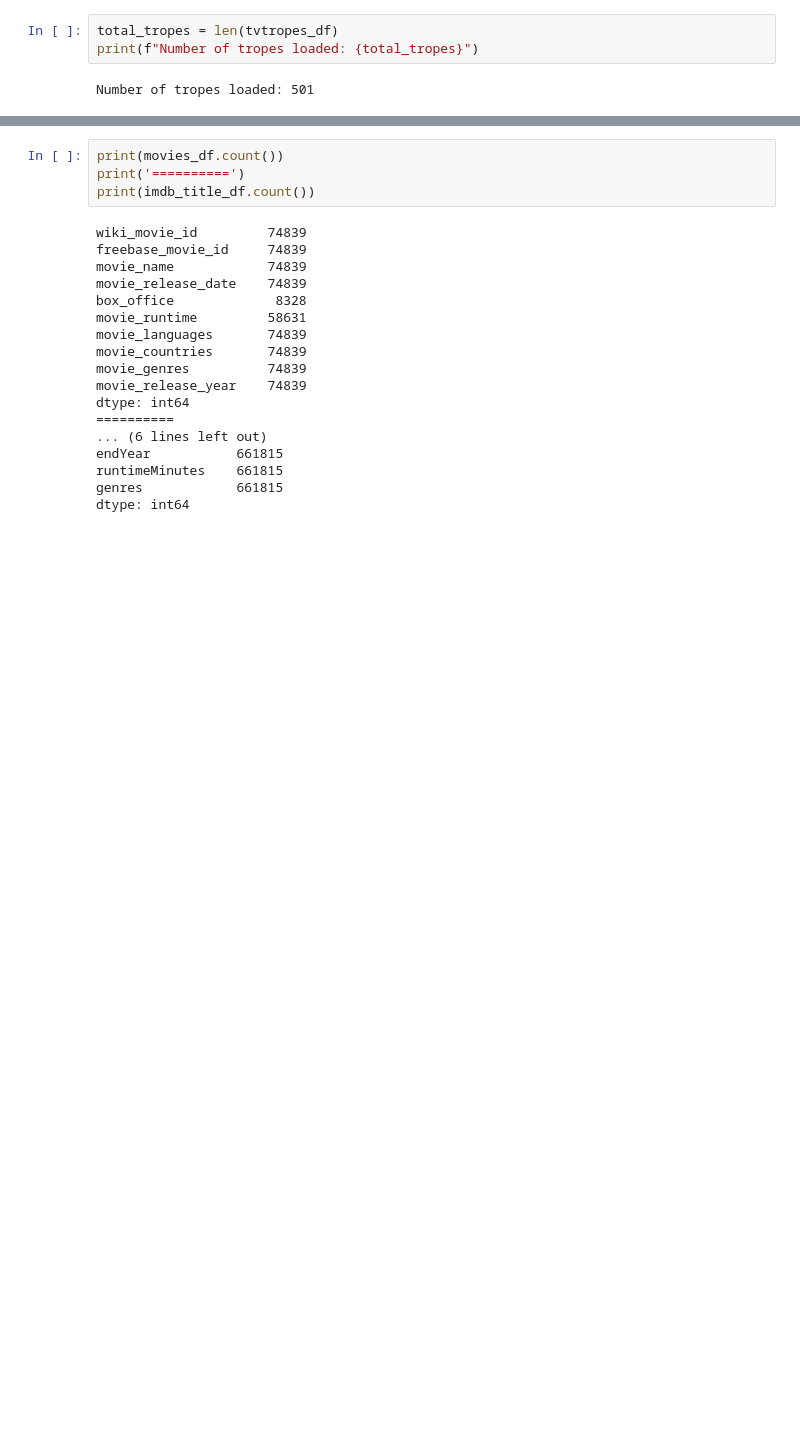
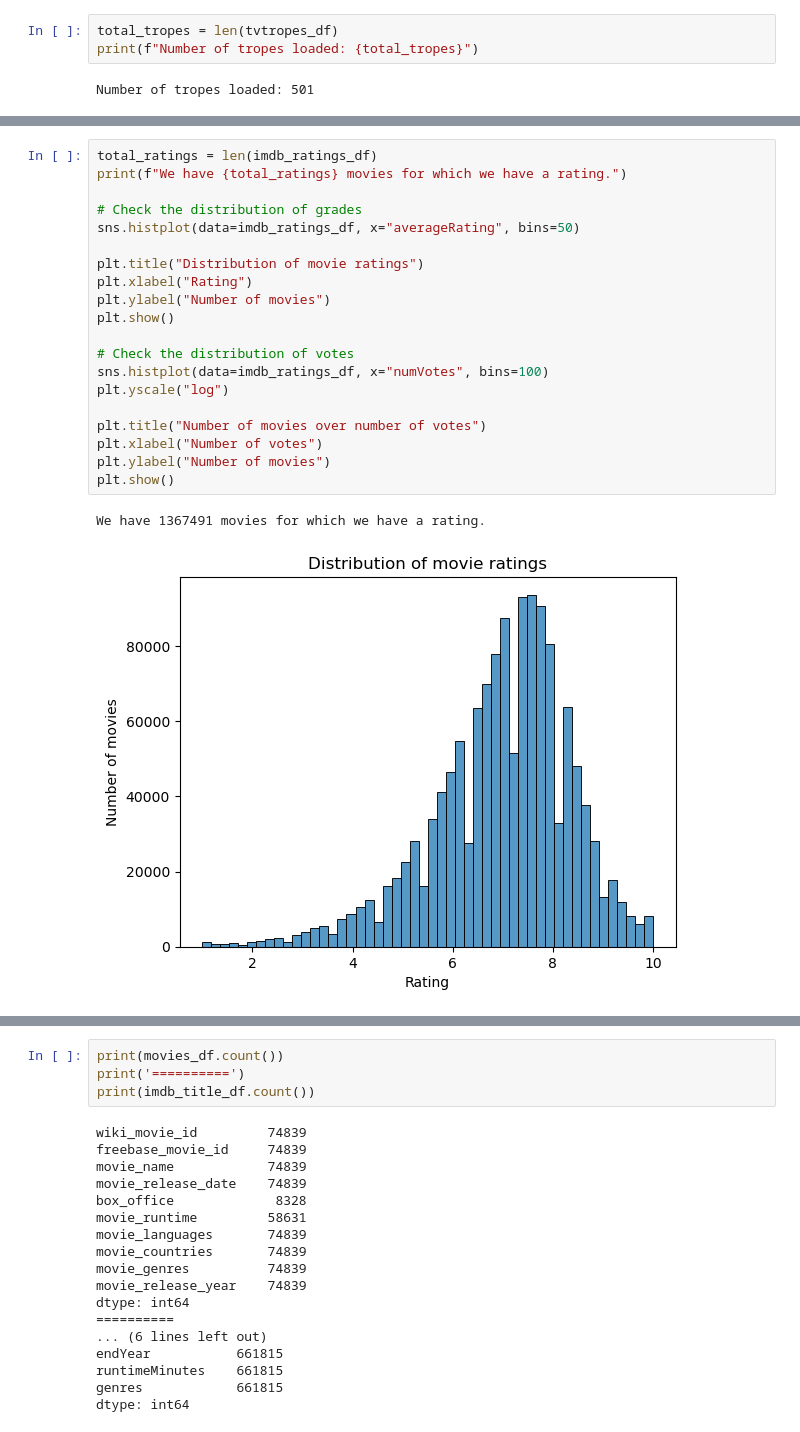
Before and after one commit to epfl-ada/ada-2023-project-advanceddataarsonists, a Jupyter notebook: data_exploring.ipynb, the cells around one changed output, grey strips where cells are left out. Saved outputs shown, nothing was run; the diff lists cells and outputs as text; blank space fills up the shorter version.

Commit message:
Add graphs for IMDB ratings data

```diff
--- a/data_exploring.ipynb
+++ b/data_exploring.ipynb
@@ -140,0 +140,23 @@ imdb_people_df = load_imdb_person_basics()
+# %%
+total_ratings = len(imdb_ratings_df)
+print(f"We have {total_ratings} movies for which we have a rating.")
+
+# Check the distribution of grades
+sns.histplot(data=imdb_ratings_df, x="averageRating", bins=50)
+
+plt.title("Distribution of movie ratings")
+plt.xlabel("Rating")
+plt.ylabel("Number of movies")
+plt.show()
+
+# Check the distribution of votes
+sns.histplot(data=imdb_ratings_df, x="numVotes", bins=100)
+plt.yscale("log")
+
+plt.title("Number of movies over number of votes")
+plt.xlabel("Number of votes")
+plt.ylabel("Number of movies")
+plt.show()
+# %% [output]
+We have 1367491 movies for which we have a rating.
+[figure, added]
```
Also changed, not shown: parts of 19 cells of this notebook.
